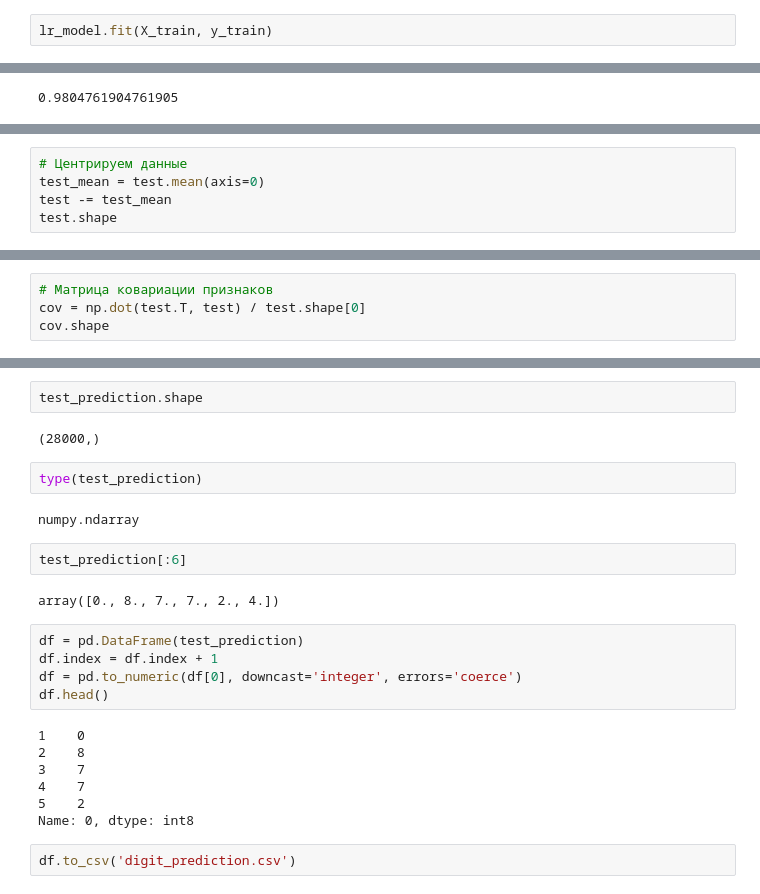
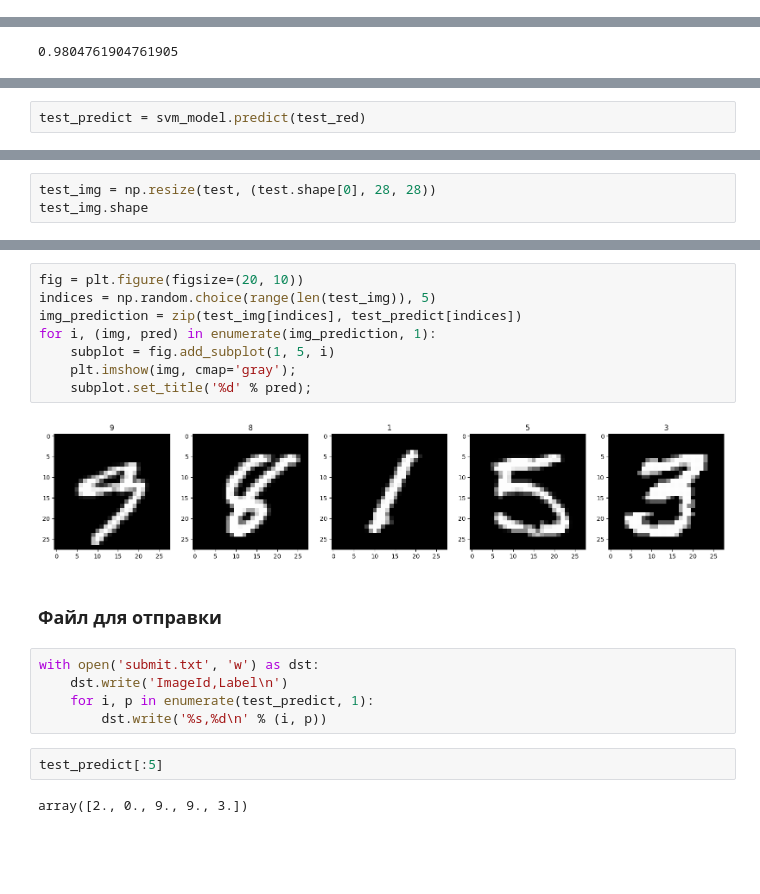
Before and after one commit to BalshowAndrew/computer_vision, a Jupyter notebook: opencv_part1/hw01_cvml.ipynb, the cells around one changed output, grey strips where cells are left out. Drawn from its saved outputs; the diff is of its cells as text; blank space fills up the shorter version.

```diff
--- a/opencv_part1/hw01_cvml.ipynb
+++ b/opencv_part1/hw01_cvml.ipynb
@@ -176,2 +205,0 @@ lr_model = LogisticRegression()
-# %%
-lr_model.fit(X_train, y_train)
@@ -246,5 +236,0 @@ array([[830,   0,   3,   0,   3,   0,   1,   0,   1,   0],
-# %%
-# Центрируем данные
-test_mean = test.mean(axis=0)
-test -= test_mean
-test.shape
@@ -252,0 +237,2 @@ test.shape
+# %%
+test_predict = svm_model.predict(test_red)
@@ -253,5 +245,4 @@ test.shape
 # %%
-# Матрица ковариации признаков
-cov = np.dot(test.T, test) / test.shape[0]
-cov.shape
+test_img = np.resize(test, (test.shape[0], 28, 28))
+test_img.shape
 # %% [output]
@@ -282,26 +250,21 @@ test_prediction = svm_model.predict(test_reduced)
-# %%
-test_prediction.shape
-# %% [output]
-(28000,)
-# %%
-type(test_prediction)
-# %% [output]
-numpy.ndarray
-# %%
-test_prediction[:6]
-# %% [output]
-array([0., 8., 7., 7., 2., 4.])
-# %%
-df = pd.DataFrame(test_prediction)
-df.index = df.index + 1
-df = pd.to_numeric(df[0], downcast='integer', errors='coerce')
-df.head()
-# %% [output]
-1    0
-2    8
-3    7
-4    7
-5    2
-Name: 0, dtype: int8
-# %%
-df.to_csv('digit_prediction.csv')
+# %%
+fig = plt.figure(figsize=(20, 10))
+indices = np.random.choice(range(len(test_img)), 5)
+img_prediction = zip(test_img[indices], test_predict[indices])
+for i, (img, pred) in enumerate(img_prediction, 1):
+    subplot = fig.add_subplot(1, 5, i)
+    plt.imshow(img, cmap='gray');
+    subplot.set_title('%d' % pred);
+# %% [output]
+[figure, added]
+# %% [markdown]
+### Файл для отправки
+# %%
+with open('submit.txt', 'w') as dst:
+    dst.write('ImageId,Label\n')
+    for i, p in enumerate(test_predict, 1):
+        dst.write('%s,%d\n' % (i, p))
+# %%
+test_predict[:5]
+# %% [output]
+array([2., 0., 9., 9., 3.])
```
Also changed, not shown: parts of 52 cells of this notebook, 4 other files.
